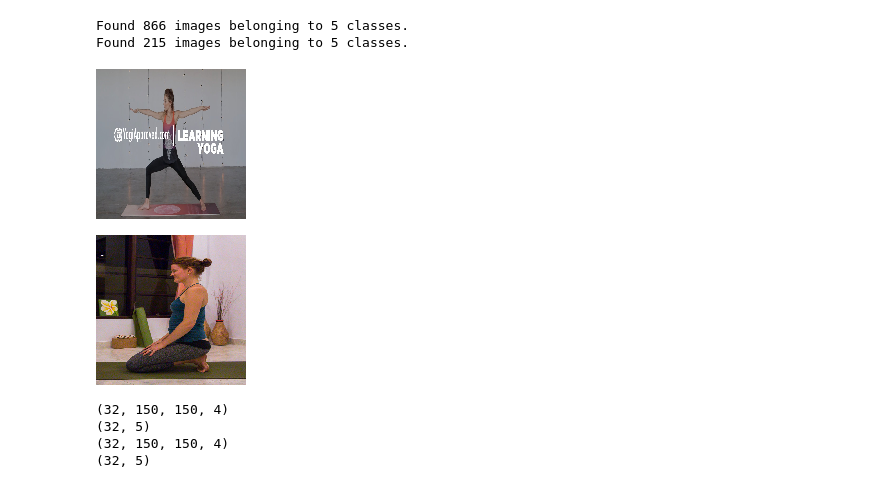
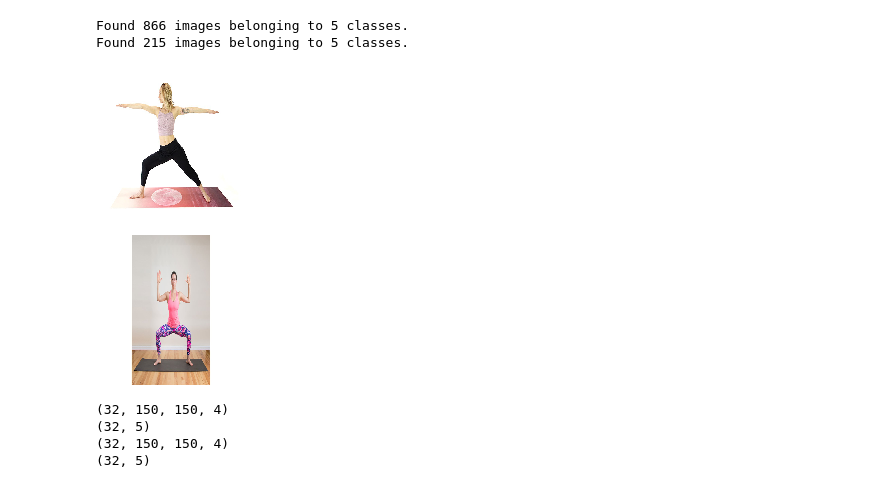
Before and after one commit to DSEDDIE/NOODLE, a Jupyter notebook: Exploring.ipynb, the cells around one changed output. Cells and saved outputs as stored; diff of their text form; code cells hidden in the pictures.

```diff
--- a/Exploring.ipynb
+++ b/Exploring.ipynb
@@ -152,13 +151,13 @@ train_images, train_labels = next(train_generator)
 test_images, test_labels = next(validation_generator)
 # %%
 #exploring and inspecting some images
-array_to_img(train_images[9])
+array_to_img(train_images[30])
 # %% [output]
-[figure, old version]
+[figure, new version]
 # %%
-array_to_img(train_images[12])
+array_to_img(train_images[15])
 # %% [output]
-[figure, old version]
+[figure, new version]
 # %%
 # tried different index and missed out of bounds so will have to see the shape
 print(np.shape(train_images))
```
Also changed, not shown: parts of 38 cells of this notebook.
